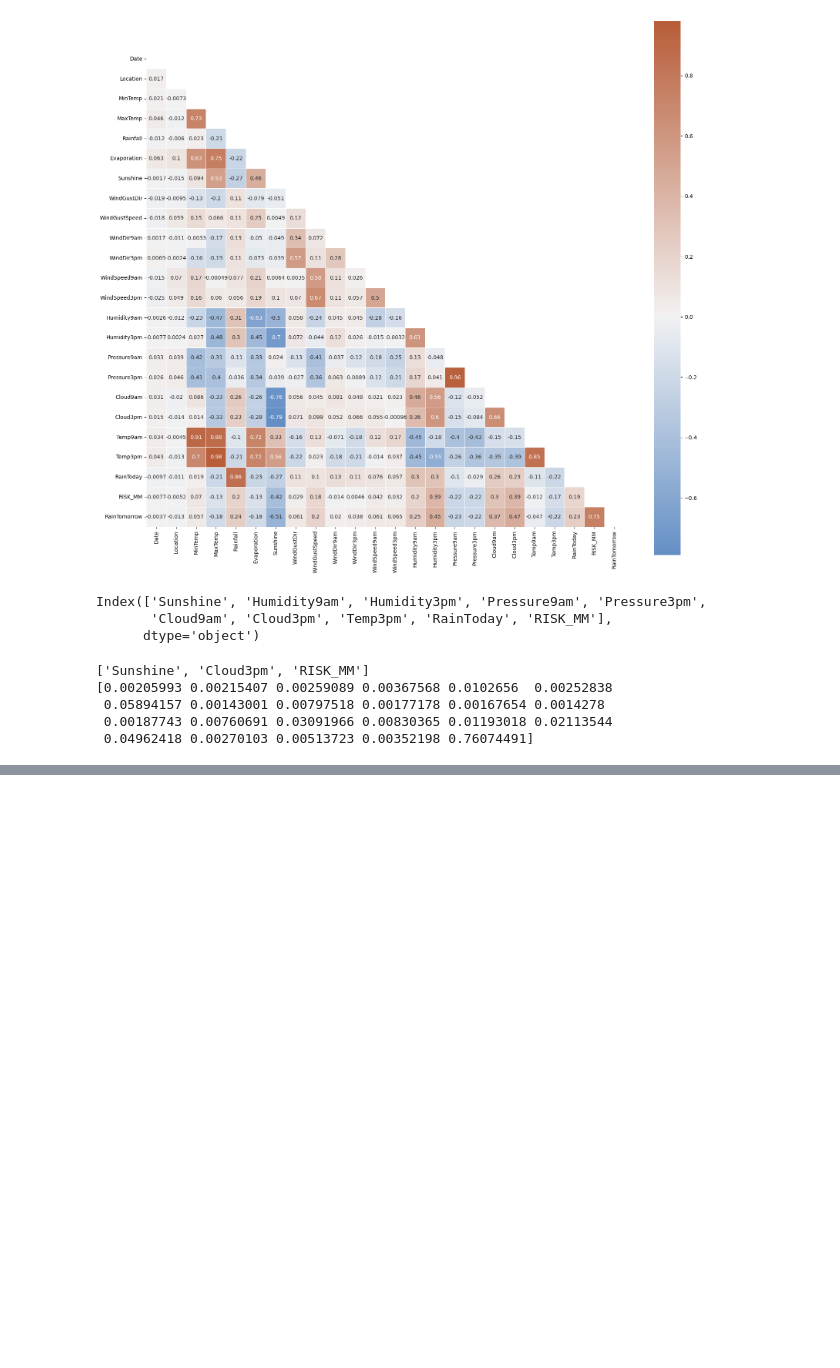
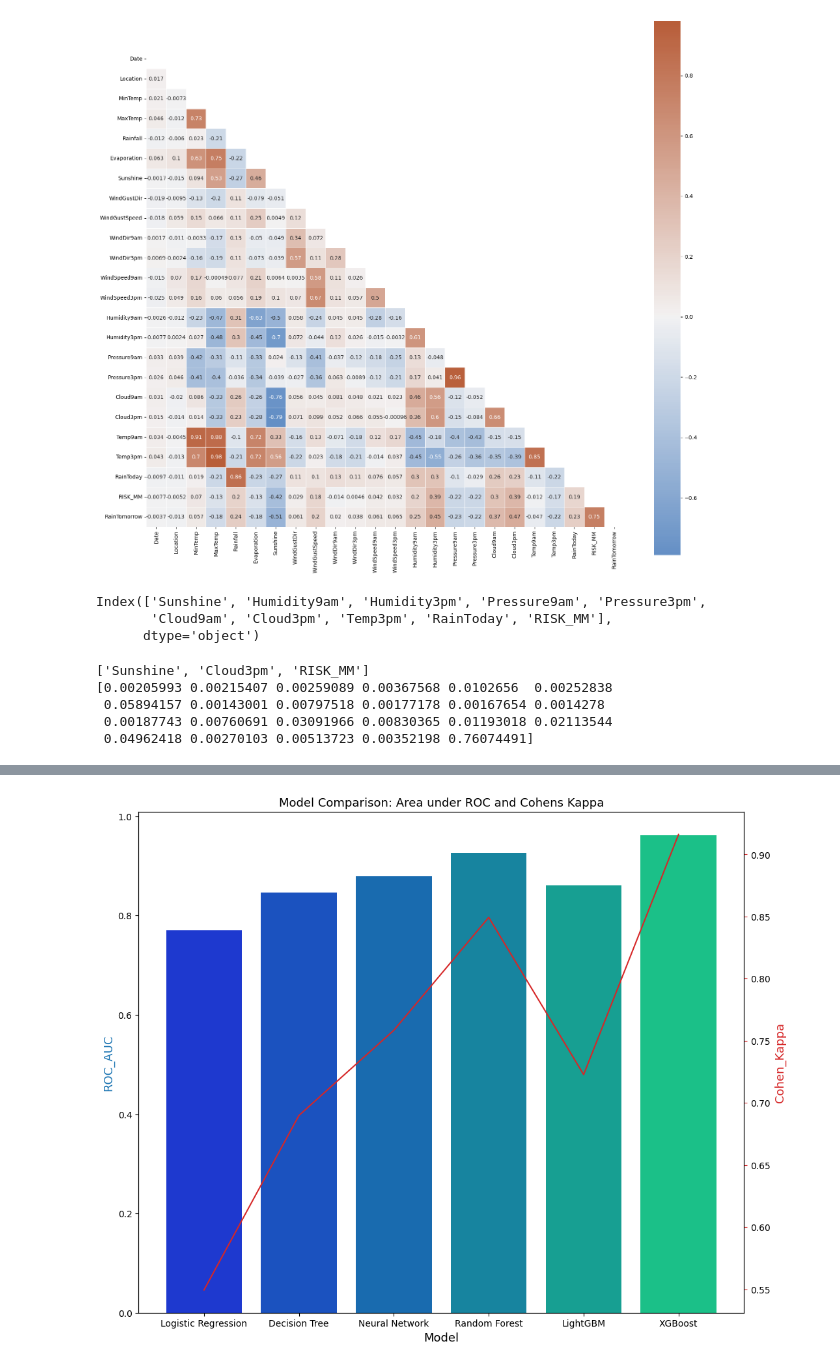
Before and after one commit to shivampranjale/RainFall-Prediction, a Jupyter notebook: source_code.ipynb, the cells around one changed output, grey strips where cells are left out. Drawn from its saved outputs; the diff is of its cells as text; code cells hidden in the pictures; blank space fills up the shorter version.

```diff
--- a/source_code.ipynb
+++ b/source_code.ipynb
@@ -207,0 +488,18 @@ print(r_clf(n_estimators=100, random_state=0).fit(X,y).feature_importances_)
+# %%
+# Plotting and Comparing model performance using roc_auc and Cohen_Kappa metrices
+
+fig, ax3 = plt.subplots(figsize=(12,10))
+ax3.set_title('Model Comparison: Area under ROC and Cohens Kappa', fontsize=13)
+color = 'tab:blue'
+ax3.set_xlabel('Model', fontsize=13)
+ax3.set_ylabel('ROC_AUC', fontsize=13, color=color)
+ax4 = sn.barplot(x='Model', y='ROC_AUC', data = data, palette='winter')
+ax3.tick_params(axis='y')
+ax4 = ax3.twinx()
+color = 'tab:red'
+ax4.set_ylabel('Cohen_Kappa', fontsize=13, color=color)
+ax4 = sn.lineplot(x='Model', y='Cohen_Kappa', data = data, sort=False, color=color)
+ax4.tick_params(axis='y', color=color)
+plt.show()
+# %% [output]
+[figure, added]
```
Also changed, not shown: parts of 29 cells of this notebook.
